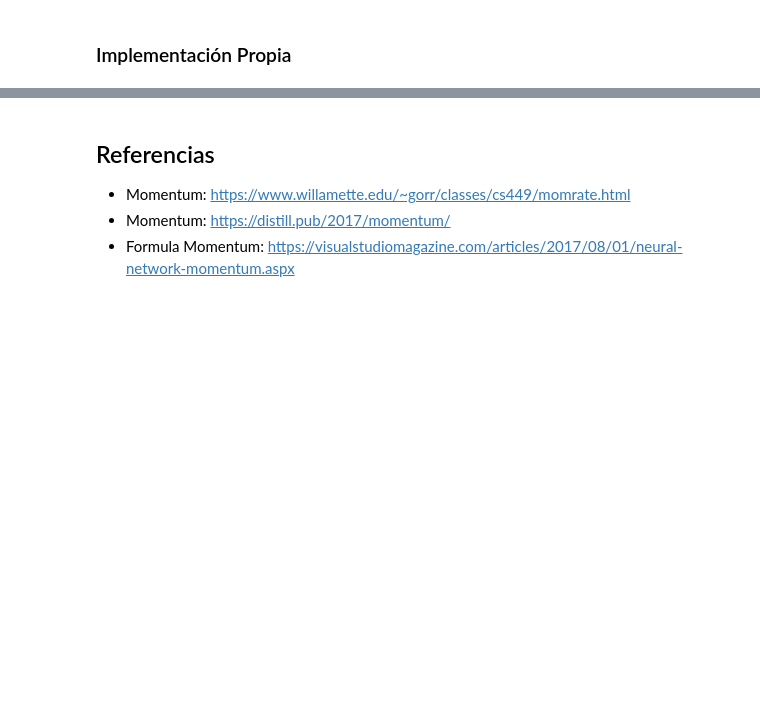
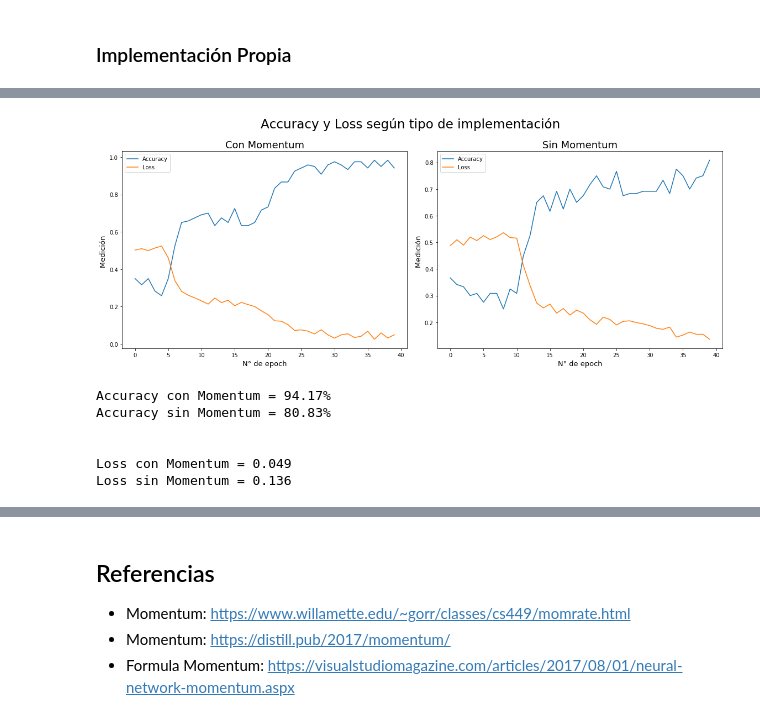
Before and after one commit to nachotp/Tarea0-INF395, a Jupyter notebook: Tarea-0-Felipe.ipynb, the cells around one changed output, grey strips where cells are left out. Cells and saved outputs as stored; diff of their text form; code cells hidden in the pictures; blank space fills up the shorter version.

```diff
--- a/Tarea-0-Felipe.ipynb
+++ b/Tarea-0-Felipe.ipynb
@@ -802,0 +942,3 @@ donde $\frac{\partial E }{\partial W_k}$ representa a la variación del costo co
+# %%
+tiempos_keras_sc = TimingCallback()
+num_epochs = 40
@@ -802,0 +947,6 @@ donde $\frac{\partial E }{\partial W_k}$ representa a la variación del costo co
+# %%
+nn_sc_m = RedNeuronal(4, [32,16], 3, "sigmoid", "crossentropy")
+nn_sc_m.train(x_train, y_onehot_train, num_epochs, 0.1, momentum=0.9)
+loss_sc_m = nn_sc_m.log['loss']
+accuracy_sc_m = nn_sc_m.log['accuracy']
+tiempo_sc_m = nn_sc_m.log['tiempo']
@@ -802,0 +962,6 @@ donde $\frac{\partial E }{\partial W_k}$ representa a la variación del costo co
+# %%
+nn_sc = RedNeuronal(4, [32,16], 3, "sigmoid", "crossentropy")
+nn_sc.train(x_train, y_onehot_train, num_epochs, 0.1, verbose = False)
+loss_sc = nn_sc.log['loss']
+accuracy_sc = nn_sc.log['accuracy']
+tiempo_sc = nn_sc.log['tiempo']
@@ -802,0 +975,36 @@ donde $\frac{\partial E }{\partial W_k}$ representa a la variación del costo co
+# %%
+plt.figure(1, figsize=(16,6))
+plt.suptitle("Accuracy y Loss según tipo de implementación \n \n", fontsize=23, y=1.07)
+
+plt.subplot(121)
+plt.title("Con Momentum",fontsize=18)
+plt.plot(range(len(accuracy_sc_m)), accuracy_sc_m, label="Accuracy")
+plt.plot(range(len(loss_sc_m)), loss_sc_m, label="Loss")
+plt.ylabel('Medición ', fontsize=13)
+plt.xlabel('N° de epoch', fontsize=13)
+plt.legend()
+
+plt.subplot(122)
+plt.title("Sin Momentum",fontsize=18)
+plt.plot(range(len(accuracy_sc)), accuracy_sc, label="Accuracy")
+plt.plot(range(len(loss_sc)), loss_sc, label="Loss")
+plt.ylabel('Medición ', fontsize=13)
+plt.xlabel('N° de epoch', fontsize=13)
+plt.legend()
+
+plt.tight_layout()
+plt.show()
+print("\n")
+print("Accuracy con Momentum = "+str(round(accuracy_sc_m[-1]*100,2))+"%")
+print("Accuracy sin Momentum = "+str(round(accuracy_sc[-1]*100,2))+"%")
+print("\n")
+print("Loss con Momentum = "+str(round(loss_sc_m[-1],4)))
+print("Loss sin Momentum = "+str(round(loss_sc[-1],4)))
+# %% [output]
+[figure, added]
+Accuracy con Momentum = 94.17%
+Accuracy sin Momentum = 80.83%
+
+
+Loss con Momentum = 0.049
+Loss sin Momentum = 0.136
```
Also changed, not shown: parts of 46 cells of this notebook.
